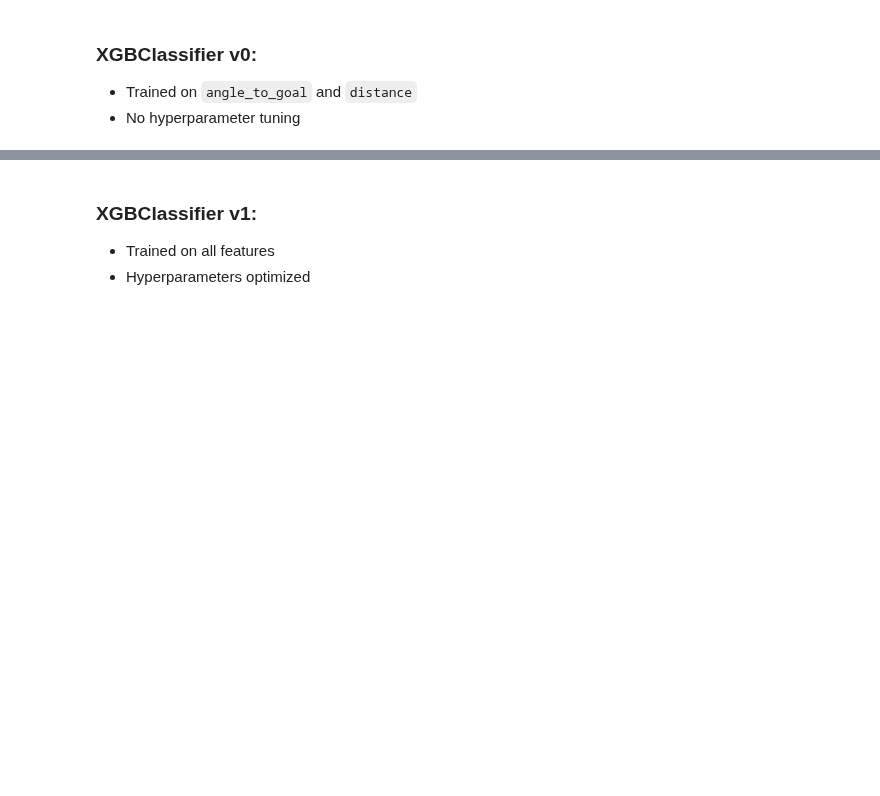
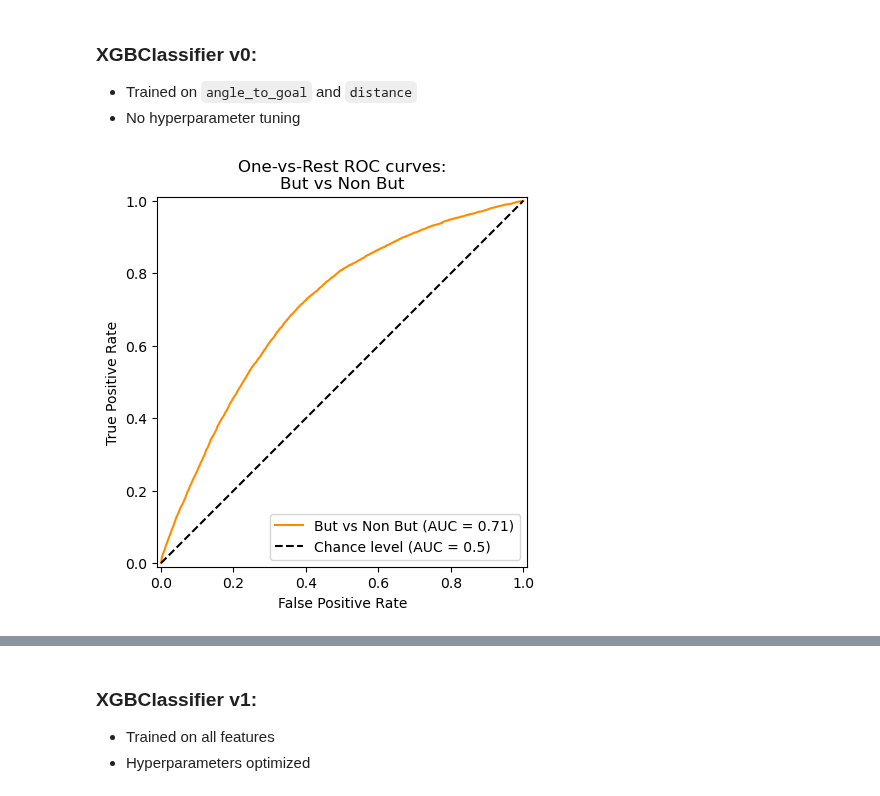
Before and after one commit to hypium/NHL_GoalPredictionApp, a Jupyter notebook: ift6758/models/xgboost.ipynb, the cells around one changed output, grey strips where cells are left out. Saved outputs shown, nothing was run; the diff lists cells and outputs as text; code cells hidden in the pictures; blank space fills up the shorter version.

Commit message:
Figures partie 1 et 2.

```diff
--- a/ift6758/models/xgboost.ipynb
+++ b/ift6758/models/xgboost.ipynb
@@ -51,3 +53,23 @@ model = XGBClassifier()
 model.fit(X_train_0, y_train)
 y_pred = model.predict(X_val_0)
 y_pred_prob = model.predict_proba(X_val_0)[:, 1]
+results_v0 = pd.DataFrame({
+    'goal_proba': y_pred_prob,
+    'non_goal_proba': 1 - y_pred_prob,
+    'is_goal': y_val
+})
+# %%
+display = RocCurveDisplay.from_predictions(
+    results_v0['is_goal'],
+    results_v0['goal_proba'],
+    name=f"But vs Non But",
+    color="darkorange",
+    plot_chance_level=True,
+)
+_ = display.ax_.set(
+    xlabel="False Positive Rate",
+    ylabel="True Positive Rate",
+    title="One-vs-Rest ROC curves:\nBut vs Non But",
+)
+# %% [output]
+[figure, added]
```
Also changed, not shown: parts of 9 cells of this notebook.
